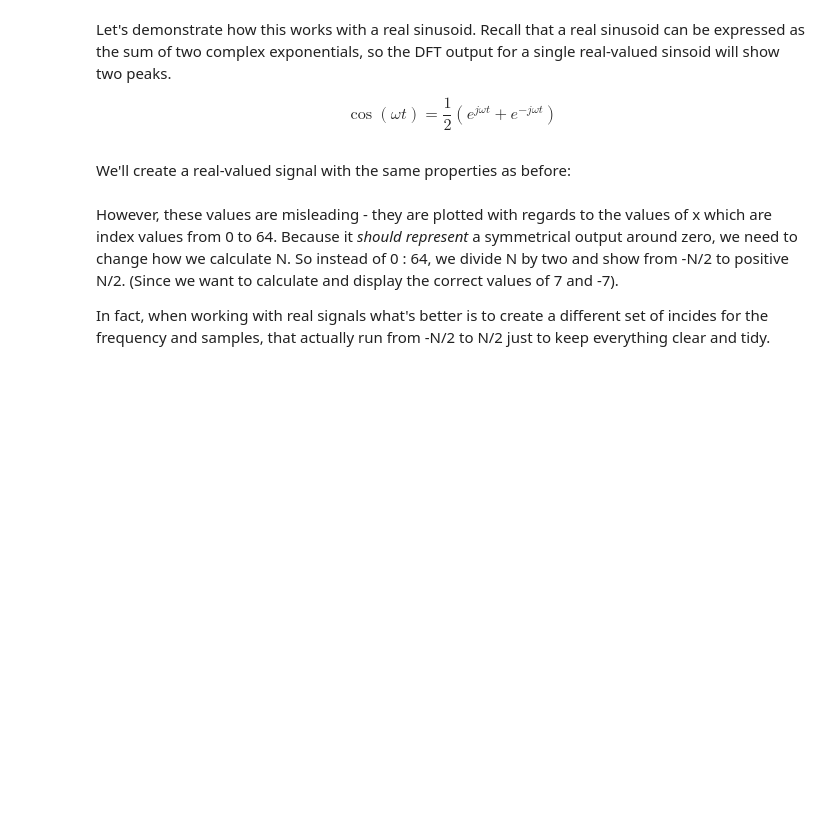
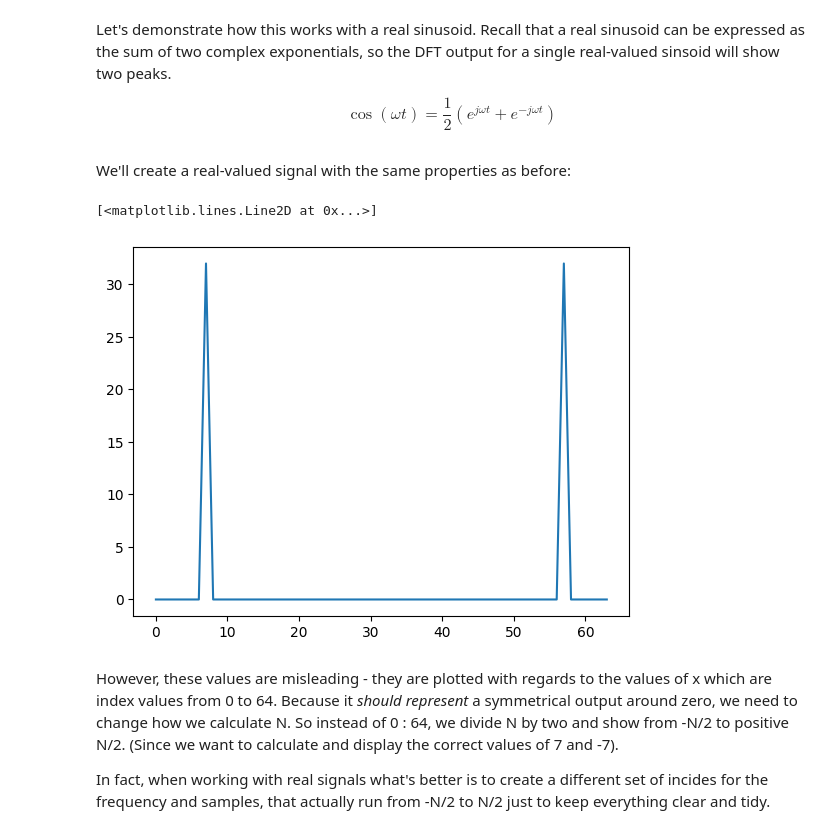
Before and after one commit to adityarpawar1902/AudioTechII, a Jupyter notebook: Lectures-Blank/Lesson10_DFT.ipynb, the cells around one changed output. Cells and saved outputs as stored; diff of their text form; code cells hidden in the pictures; blank space fills up the shorter version.

```diff
--- a/Lectures-Blank/Lesson10_DFT.ipynb
+++ b/Lectures-Blank/Lesson10_DFT.ipynb
@@ -282,6 +351,23 @@ Let's demonstrate how this works with a real sinusoid. Recall that a real sinuso
 $$\cos(\omega t) = \frac{1}{2}(e^{j \omega t} + e^{-j \omega t})$$
 # %% [markdown]
 We'll create a real-valued signal with the same properties as before:
+# %%
+N=64
+k0 = 7
+n = np.arange(N)
+# s is real not complex:
+s = np.cos(2* np.pi * k0 * n/N)# create a REAL signal at k0 = 7
+
+X = np.array([]) #create empty array
+#iterate over all sample indices:
+for k in range(N):
+    xp = np.exp(-1j * 2 * np.pi * k * n / N) #create complex exponential (i.e., frequency) at every k
+    X = np.append(X, sum(s*xp))
+# %%
+plt.plot(np.abs(X))
+# %% [output]
+[<matplotlib.lines.Line2D at 0x...>]
+[figure, added]
 # %% [markdown]
 However, these values are misleading - they are plotted with regards to the values of x which are index values from 0 to 64. Because it *should represent* a symmetrical output around zero, we need to change how we calculate N. So instead of 0 : 64, we divide N by two and show from -N/2 to positive N/2. (Since we want to calculate and display the correct values of 7 and -7).
 
```
Also changed, not shown: parts of 10 cells of this notebook.
